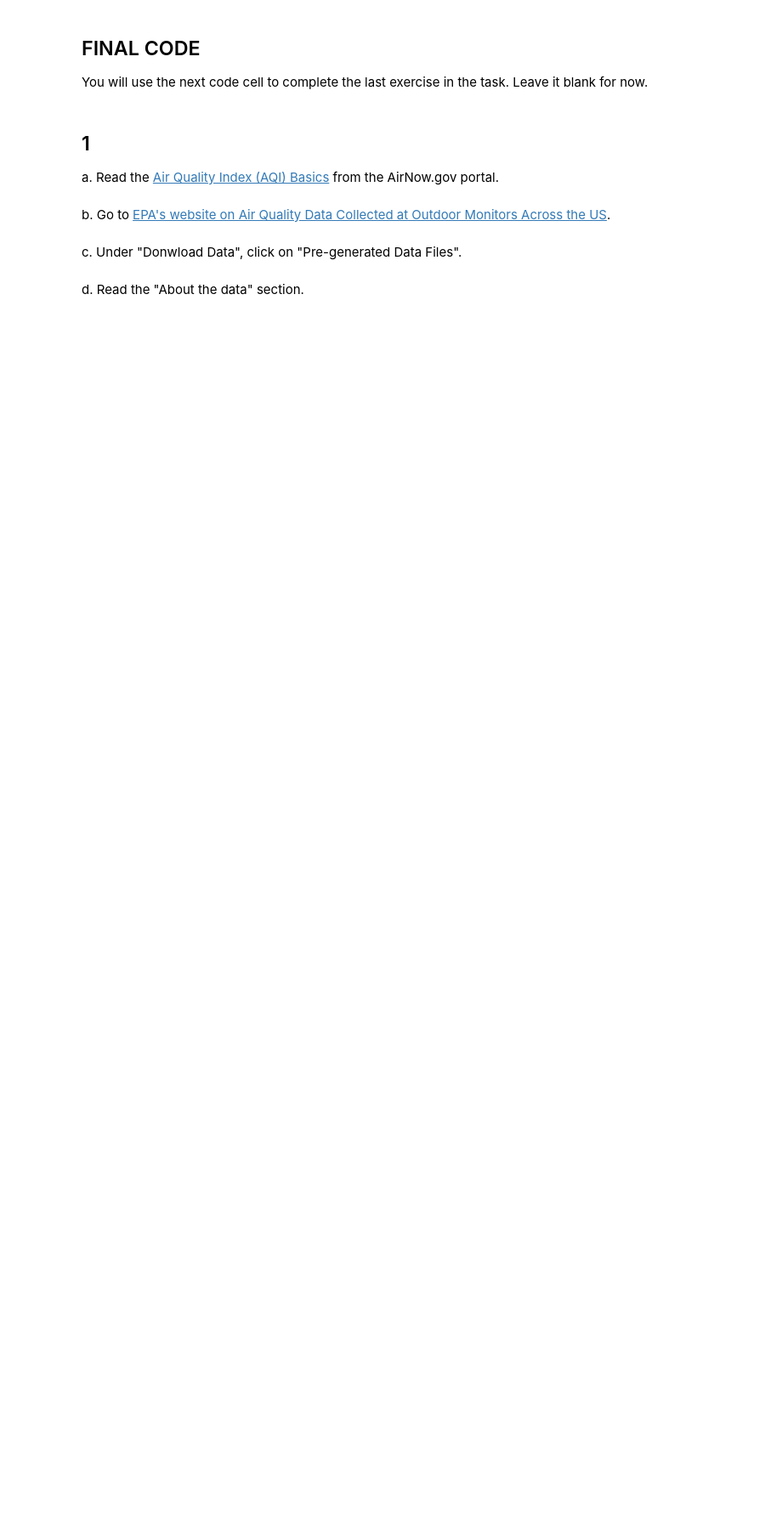
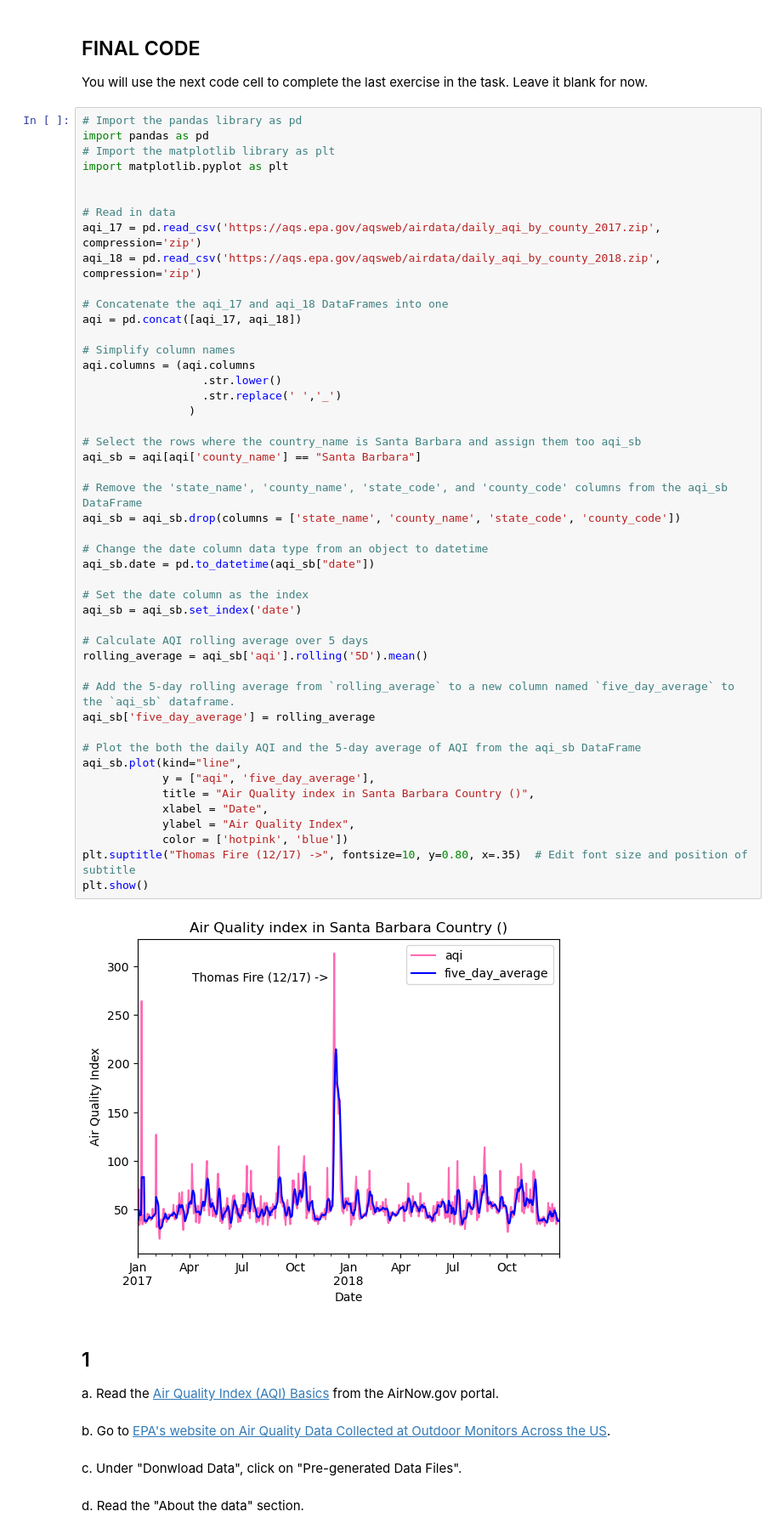
Before and after one commit to austinmartinez12/eds220-hwk2, a Jupyter notebook: task3/hwk2-task3-aqi.ipynb, the cells around one changed output. Shown at 85% size. Drawn from its saved outputs; the diff is of its cells as text; blank space fills up the shorter version.

```diff
--- a/task3/hwk2-task3-aqi.ipynb
+++ b/task3/hwk2-task3-aqi.ipynb
@@ -31,6 +31,55 @@ In this task you will use [Air Quality Index (AQI)](https://www.airnow.gov/aqi/a
 ## FINAL CODE
 
 You will use the next code cell to complete the last exercise in the task. Leave it blank for now.
+# %%
+# Import the pandas library as pd
+import pandas as pd
+# Import the matplotlib library as plt
+import matplotlib.pyplot as plt
+
+
+# Read in data
+aqi_17 = pd.read_csv('https://aqs.epa.gov/aqsweb/airdata/daily_aqi_by_county_2017.zip', compression='zip')
+aqi_18 = pd.read_csv('https://aqs.epa.gov/aqsweb/airdata/daily_aqi_by_county_2018.zip', compression='zip')
+
+# Concatenate the aqi_17 and aqi_18 DataFrames into one
+aqi = pd.concat([aqi_17, aqi_18])
+
+# Simplify column names
+aqi.columns = (aqi.columns
+                  .str.lower()
+                  .str.replace(' ','_')
+                )
+
+# Select the rows where the country_name is Santa Barbara and assign them too aqi_sb
+aqi_sb = aqi[aqi['county_name'] == "Santa Barbara"]
+
+# Remove the 'state_name', 'county_name', 'state_code', and 'county_code' columns from the aqi_sb DataFrame
+aqi_sb = aqi_sb.drop(columns = ['state_name', 'county_name', 'state_code', 'county_code'])
+
+# Change the date column data type from an object to datetime
+aqi_sb.date = pd.to_datetime(aqi_sb["date"])
+
+# Set the date column as the index
+aqi_sb = aqi_sb.set_index('date')
+
+# Calculate AQI rolling average over 5 days
+rolling_average = aqi_sb['aqi'].rolling('5D').mean()
+
+# Add the 5-day rolling average from `rolling_average` to a new column named `five_day_average` to the `aqi_sb` dataframe.
+aqi_sb['five_day_average'] = rolling_average
+
+# Plot the both the daily AQI and the 5-day average of AQI from the aqi_sb DataFrame
+aqi_sb.plot(kind="line",
+            y = ["aqi", 'five_day_average'],
+            title = "Air Quality index in Santa Barbara Country ()",
+            xlabel = "Date",
+            ylabel = "Air Quality Index",
+            color = ['hotpink', 'blue'])
+plt.suptitle("Thomas Fire (12/17) ->", fontsize=10, y=0.80, x=.35)  # Edit font size and position of subtitle
+plt.show()
+# %% [output]
+[figure, added]
 # %% [markdown]
 ## 1
 
```
Also changed, not shown: parts of 10 cells of this notebook.
